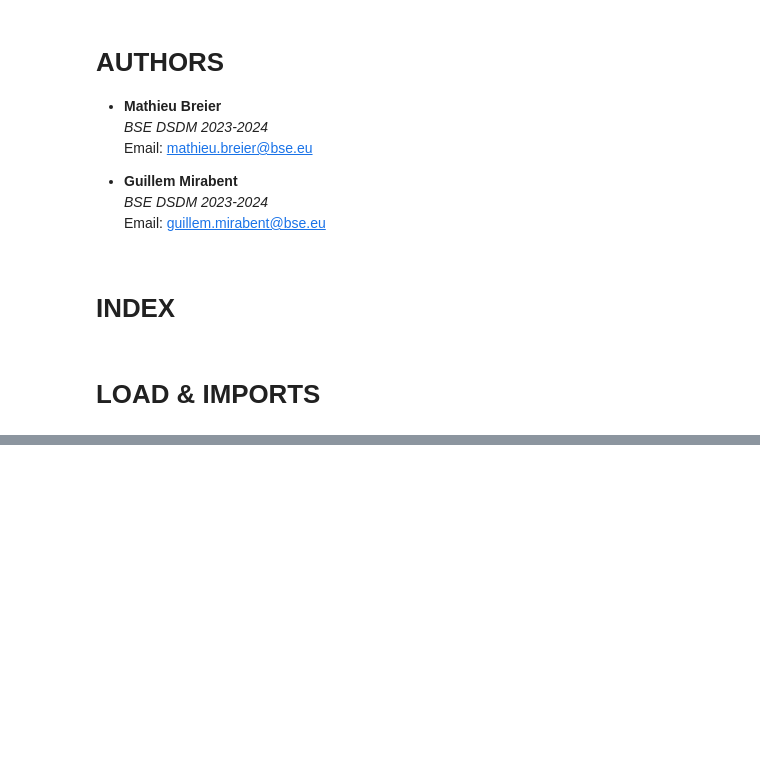
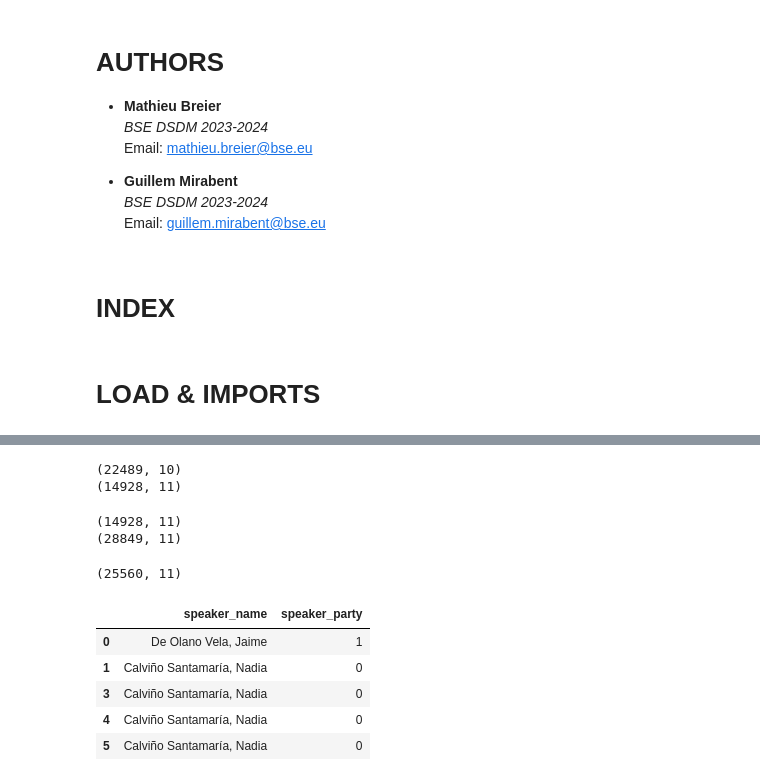
Before and after one commit to guill-mr/Speech_Classification_in_Spanish_Parliament_with_Transformers, a Jupyter notebook: NN_model.ipynb, the cells around one changed output, grey strips where cells are left out. Cells and saved outputs as stored; diff of their text form; code cells hidden in the pictures; blank space fills up the shorter version.

```diff
--- a/NN_model.ipynb
+++ b/NN_model.ipynb
@@ -39,0 +164,25 @@ data.loc[data['speaker_party'] == 'PP', 'speaker_party'] = 1
+# %%
+# cut off len of speech text > 100
+
+min_len = 100
+
+print(data.shape)
+data = brickwall_limiter(data, 'speech_text_preprocessed_tokenized', min_len)
+print(data.shape)
+# %% [output]
+(22489, 10)
+(14928, 11)
+# %%
+max_tokens_split = 300
+
+print(data.shape)
+data = limit_splitter(data, max_tokens_split)
+print(data.shape)
+# %% [output]
+(14928, 11)
+(28849, 11)
+# %%
+data = brickwall_limiter(data, 'speech_text_preprocessed_tokenized', min_len)
+print(data.shape)
+# %% [output]
+(25560, 11)
@@ -39,0 +214,33 @@ data.loc[data['speaker_party'] == 'PP', 'speaker_party'] = 1
+# %%
+podemos_vox = ['UP', 'Vox']
+erc_junts = ['ERC-S', 'JxCat-Junts', 'CiU', 'ERC-CATSÍ']
+bildu_pnv = ['EAJ-PNV', 'EH Bildu']
+psoe_pp = ['PP', 'PSOE']
+
+data_pv = data[data['speaker_party'].isin(podemos_vox)]
+data_ej = data[data['speaker_party'].isin(erc_junts)]
+data_bp = data[data['speaker_party'].isin(bildu_pnv)]
+data = data[data['speaker_party'].isin(psoe_pp)]
+# %%
+data.loc[data['speaker_party'] == 'PSOE', 'speaker_party'] = 0
+data.loc[data['speaker_party'] == 'PP', 'speaker_party'] = 1
+
+data_pv.loc[data_pv['speaker_party'] == 'UP', 'speaker_party'] = 0
+data_pv.loc[data_pv['speaker_party'] == 'Vox', 'speaker_party'] = 1
+
+data_ej.loc[data_ej['speaker_party'] == 'ERC-S', 'speaker_party'] = 0
+data_ej.loc[data_ej['speaker_party'] == 'JxCat-Junts', 'speaker_party'] = 1
+data_ej.loc[data_ej['speaker_party'] == 'CiU', 'speaker_party'] = 1
+data_ej.loc[data_ej['speaker_party'] == 'ERC-CATSÍ', 'speaker_party'] = 0
+
+data_bp.loc[data_bp['speaker_party'] == 'EH Bildu', 'speaker_party'] = 0
+data_bp.loc[data_bp['speaker_party'] == 'EAJ-PNV', 'speaker_party'] = 1
+
+display(data[['speaker_name', 'speaker_party']].head())
+# %% [output]
+|  | speaker_name | speaker_party |
+| 0 | De Olano Vela, Jaime | 1 |
+| 1 | Calviño Santamaría, Nadia | 0 |
+| 3 | Calviño Santamaría, Nadia | 0 |
+| 4 | Calviño Santamaría, Nadia | 0 |
+| 5 | Calviño Santamaría, Nadia | 0 |
```
Also changed, not shown: parts of 16 cells of this notebook, 1 other file.
